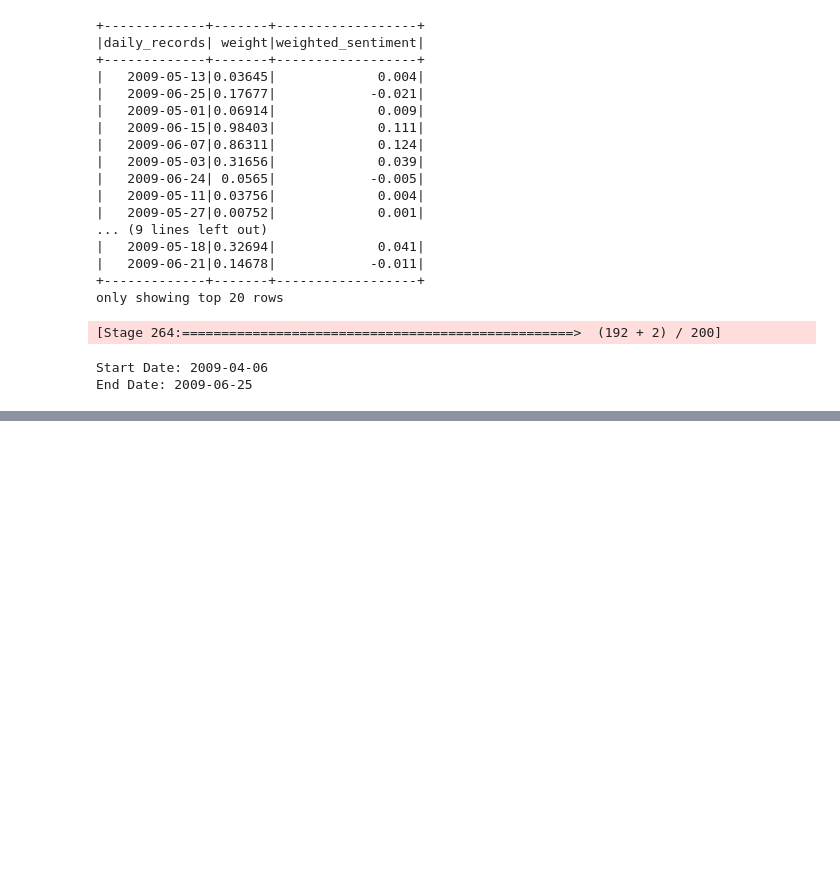
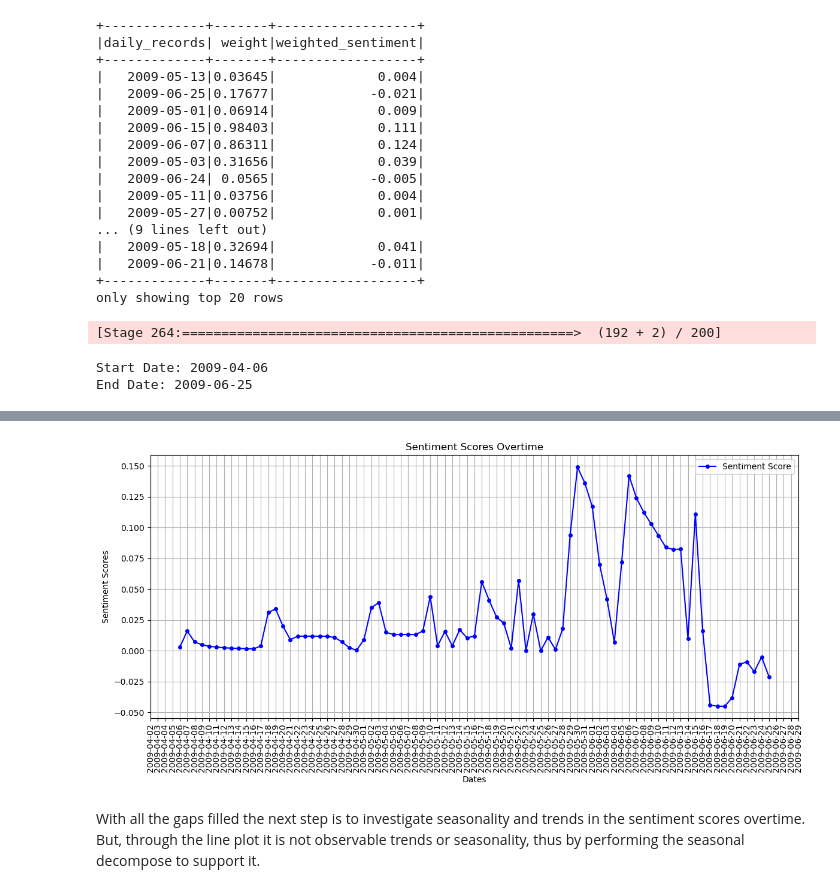
Before and after one commit to nozomu2020264/MSc-DA---CA2---2020264---10-11-23, a Jupyter notebook: CA2 - Nozomu Nakanishi.ipynb, the cells around one changed output, grey strips where cells are left out. Cells and saved outputs as stored; diff of their text form; code cells hidden in the pictures; blank space fills up the shorter version.

```diff
--- a/CA2 - Nozomu Nakanishi.ipynb
+++ b/CA2 - Nozomu Nakanishi.ipynb
@@ -1179,0 +1223,15 @@ pandas_df5 = df_og
+# %%
+# Define the rolling window size
+window_size = 10  # Example: 3 days
+
+# Compute the weighted sum and the sum of weights for the rolling window
+rolling_weighted_sum = pandas_df4['weighted_sentiment'].mul(pandas_df4['weight']).rolling(window=window_size, min_periods=1).sum()
+rolling_weight_sum = pandas_df4['weight'].rolling(window=window_size, min_periods=1).sum()
+
+# Calculate the rolling weighted average
+rolling_weighted_avg = rolling_weighted_sum / rolling_weight_sum
+
+# Replace NaN values in 'weighted_sentiment' with the rolling weighted average
+pandas_df4['imputed_weighted_sentiment'] = pandas_df4['weighted_sentiment'].fillna(rolling_weighted_avg)
+
+pandas_df4.head(20)
@@ -1179,0 +1324,3 @@ pandas_df5 = df_og
+# %%
+final_df = pandas_df4
+final_df.head()
@@ -1179,0 +1334,25 @@ pandas_df5 = df_og
+# %%
+final_df = final_df.drop(['weight', 'weighted_sentiment'], axis=1)
+# %%
+import matplotlib.dates as mdates
+
+# Plot the original and imputed data with different markers and colors
+plt.figure(figsize=(12, 6))
+plt.plot(final_df['daily_records'], final_df['imputed_weighted_sentiment'], label='Sentiment Score', marker='o', markersize=4, color='blue')
+plt.xlabel('Dates')
+plt.ylabel('Sentiment Scores')
+plt.title('Sentiment Scores Overtime')
+plt.legend()
+plt.grid(True)
+
+# Set x-axis to show all the recorded dates.
+plt.gca().xaxis.set_major_locator(mdates.DayLocator(interval=1))  # Shows a date every 15 days
+plt.gca().xaxis.set_major_formatter(mdates.DateFormatter('%Y-%m-%d'))
+ # Increases readability.
+plt.xticks(rotation=90)
+plt.tight_layout()
+plt.show()
+# %% [output]
+[figure, added]
+# %% [markdown]
+With all the gaps filled the next step is to investigate seasonality and trends in the sentiment scores overtime. But, through the line plot it is not observable trends or seasonality, thus by performing the seasonal decompose to support it.
```
Also changed, not shown: parts of 93 cells of this notebook.
